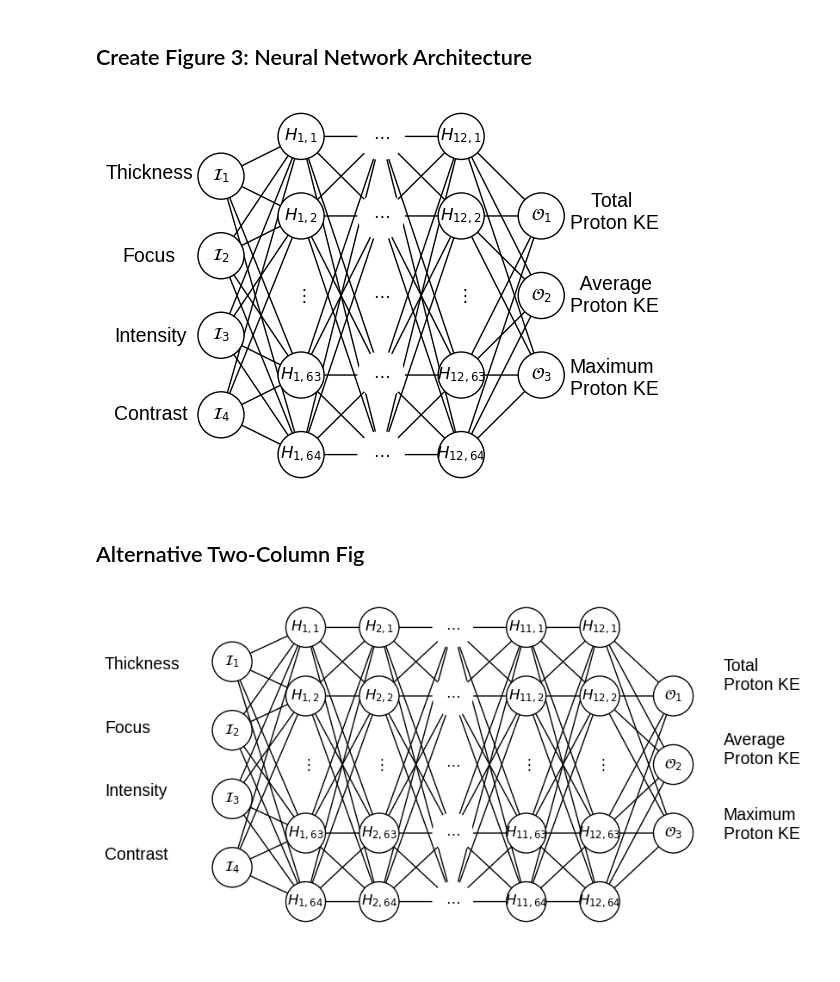
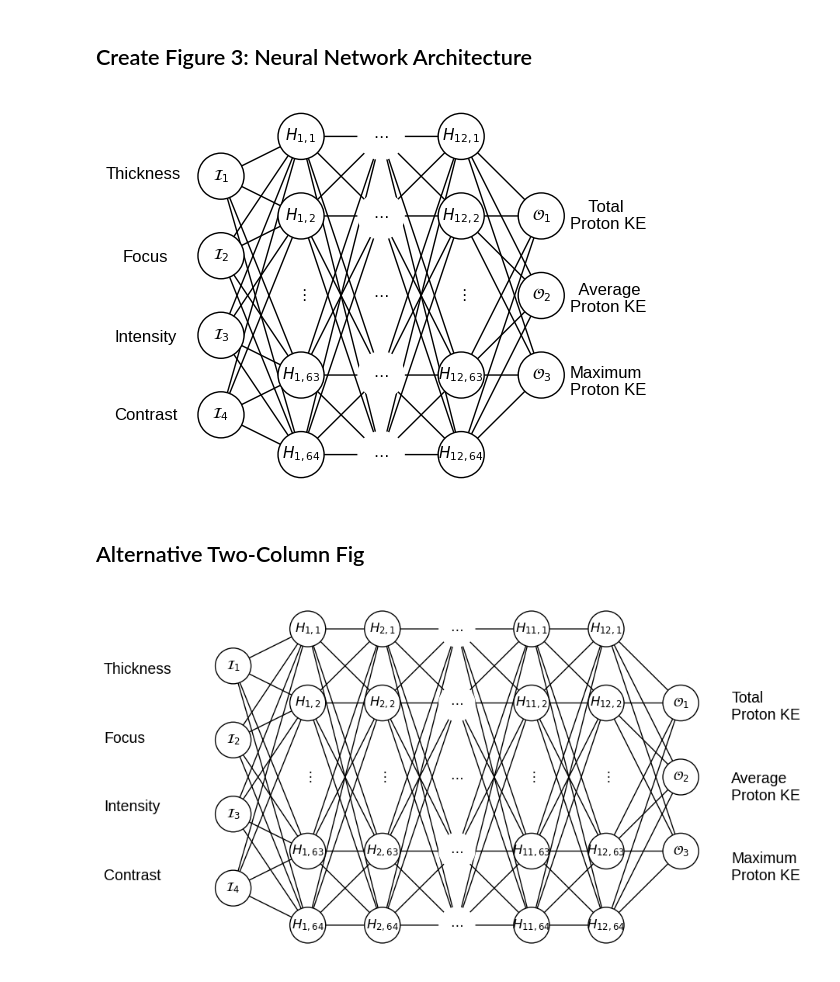
Before and after one commit to ronak-n-desai/fuchs-ml-v3, a Jupyter notebook: datasets/miscellaneous_figures.ipynb, the cells around one changed output. Drawn from its saved outputs; the diff is of its cells as text; code cells hidden in the pictures.

Commit message:
Minor Cosmetic Changes to Figures

```diff
--- a/datasets/miscellaneous_figures.ipynb
+++ b/datasets/miscellaneous_figures.ipynb
@@ -119,7 +163,7 @@ import matplotlib.patches as mpatches
 
 plt.figure(figsize=(5, 5))
 # plt.arrow(-0.5, 1.2, 1, 0, head_width=0.05, head_length=0.05, fc='w', ec='k')
-fsize = 14
+fsize = 12
 
 x1 = -1.6
 x2 = 1.17
@@ -204,19 +248,19 @@ labels = dict(zip(G.nodes(), labels))
 
 # Draw labels
 
-nx.draw_networkx_labels(G, pos, labels=labels)
+nx.draw_networkx_labels(G, pos, labels=labels, font_size=11)
 #plt.subplots_adjust(left=0.13, right=0.87)
 plt.axis('off')
 plt.savefig('plots/nn_architecture.eps', format='eps', bbox_inches='tight')
 # %% [output]
-[figure, old version]
+[figure, new version]
 # %% [markdown]
 ## Alternative Two-Column Fig
 # %%
 import networkx as nx
 import matplotlib.patches as mpatches
 
-plt.figure(figsize=(8, 5))
+plt.figure(figsize=(9, 6))
 # plt.arrow(-0.5, 1.2, 1, 0, head_width=0.05, head_length=0.05, fc='w', ec='k')
 fsize = 14
 
@@ -227,9 +271,9 @@ plt.text(x1, 0.15, "Focus", color='k', fontsize=fsize)
 plt.text(x1, -0.15, "Intensity", color='k', fontsize=fsize)
 plt.text(x1, -0.45, "Contrast", color='k', fontsize=fsize)
 
-plt.text(x2, -0.35, "Maximum\nProton KE", color='k', fontsize=fsize)
-plt.text(x2, 0.35, "Total\nProton KE", color='k', fontsize=fsize)
-plt.text(x2, 0, "Average\nProton KE", color='k', fontsize=fsize)
+plt.text(x2, -0.45, "Maximum\nProton KE", color='k', fontsize=fsize)
+plt.text(x2, 0.25, "Total\nProton KE", color='k', fontsize=fsize)
+plt.text(x2, -.1, "Average\nProton KE", color='k', fontsize=fsize)
 # Define the number of nodes in each layer
 layers = [4, 5, 5, 5, 5, 5, 3]
 blanked_nodes = np.arange(6, 6 + 5*(len(layers) - 2), 5)
@@ -293,31 +337,31 @@ labels.append(f"$H_{{{2},{63}}}$")
 labels.append(f"$H_{{{2},{64}}}$")
 
 labels.append(r'$\cdots$')
 labels.append(r'$\cdots$')
 labels.append(r'$\cdots$')
 labels.append(r'$\cdots$')
 labels.append(r'$\cdots$')
 
 labels.append(f"$H_{{{11},{1}}}$")
 labels.append(f"$H_{{{11},{2}}}$")
 labels.append(r'$\vdots$')
 labels.append(f"$H_{{{11},{63}}}$")
 labels.append(f"$H_{{{11},{64}}}$")
 
 labels.append(f"$H_{{{12},{1}}}$")
 labels.append(f"$H_{{{12},{2}}}$")
 labels.append(r'$\vdots$')
 labels.append(f"$H_{{{12},{63}}}$")
 labels.append(f"$H_{{{12},{64}}}$")
 
 labels += ["$\mathcal{O}_1$", "$\mathcal{O}_2$", "$\mathcal{O}_3$"]
 labels = dict(zip(G.nodes(), labels))
 
 # Draw labels
 
 nx.draw_networkx_labels(G, pos, labels=labels)
 #plt.subplots_adjust(left=0.13, right=0.87)
 plt.axis('off')
 plt.savefig('plots/nn_architecture2.eps', format='eps', bbox_inches='tight')
 # %% [output]
-[figure, old version]
+[figure, new version]
```
Also changed, not shown: parts of 5 cells of this notebook, 28 other files.
